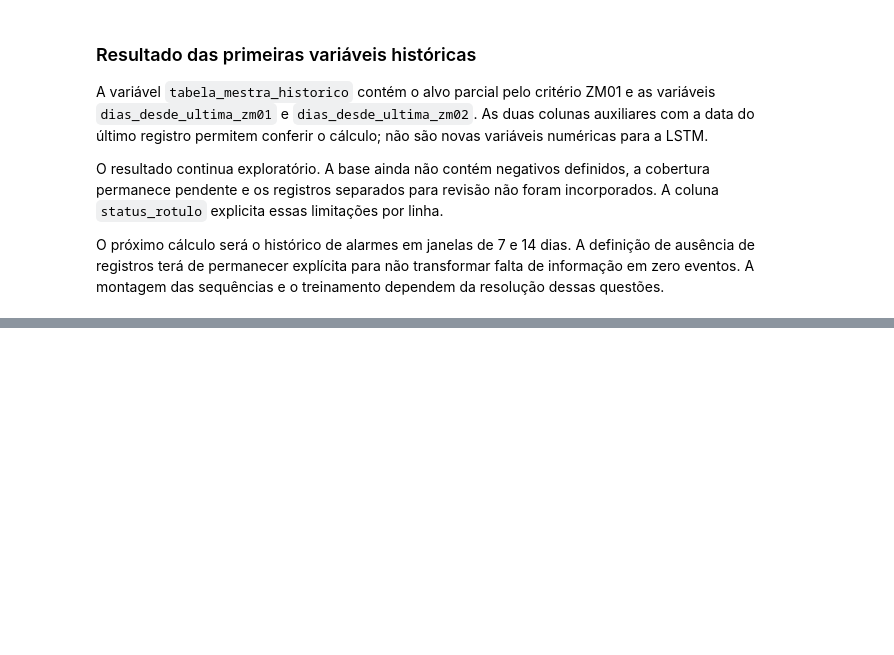
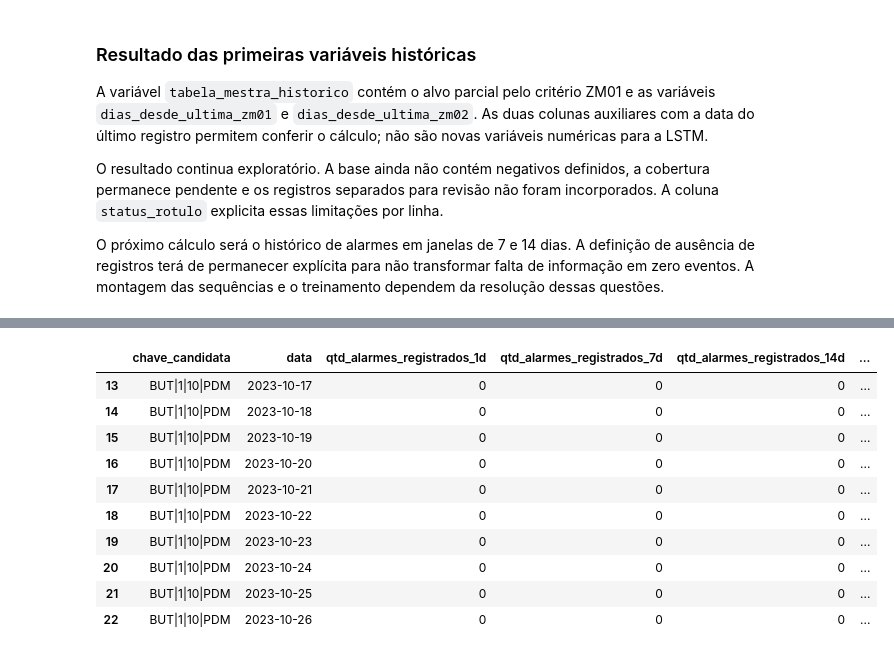
Before and after one commit to joaocardosodias/Lumem, a Jupyter notebook: models/modelo-rnn-1/01-criacao-tabela-mestra.ipynb, the cells around one changed output, grey strips where cells are left out. Cells and saved outputs as stored; diff of their text form; code cells hidden in the pictures; blank space fills up the shorter version.

```diff
--- a/models/modelo-rnn-1/01-criacao-tabela-mestra.ipynb
+++ b/models/modelo-rnn-1/01-criacao-tabela-mestra.ipynb
@@ -1835,0 +1984,40 @@ O próximo cálculo será o histórico de alarmes em janelas de 7 e 14 dias. A d
+# %%
+historico_alarmes_diario["qtd_alarmes_registrados_7d_anteriores"] = (
+    historico_alarmes_diario["qtd_alarmes_registrados_14d"]
+    - historico_alarmes_diario["qtd_alarmes_registrados_7d"]
+)
+
+historico_alarmes_diario["variacao_alarmes_registrados_7d"] = (
+    historico_alarmes_diario["qtd_alarmes_registrados_7d"]
+    - historico_alarmes_diario["qtd_alarmes_registrados_7d_anteriores"]
+)
+
+colunas_janelas = [
+    "qtd_alarmes_registrados_1d",
+    "qtd_alarmes_registrados_7d",
+    "qtd_alarmes_registrados_14d",
+    "qtd_alarmes_registrados_7d_anteriores",
+    "variacao_alarmes_registrados_7d",
+    "dias_com_registro_7d",
+    "dias_com_registro_14d",
+]
+
+janelas_alarmes = historico_alarmes_diario.loc[
+    historico_alarmes_diario["data"].between(DATA_INICIO, DATA_FIM),
+    ["chave_candidata", "data", *colunas_janelas],
+].copy()
+
+assert janelas_alarmes[colunas_janelas].notna().all().all()
+display(janelas_alarmes.head(10))
+# %% [output]
+|  | chave_candidata | data | qtd_alarmes_registrados_1d | qtd_alarmes_registrados_7d | qtd_alarmes_registrados_14d | ... |
+| 13 | BUT|1|10|PDM | 2023-10-17 | 0 | 0 | 0 | ... |
+| 14 | BUT|1|10|PDM | 2023-10-18 | 0 | 0 | 0 | ... |
+| 15 | BUT|1|10|PDM | 2023-10-19 | 0 | 0 | 0 | ... |
+| 16 | BUT|1|10|PDM | 2023-10-20 | 0 | 0 | 0 | ... |
+| 17 | BUT|1|10|PDM | 2023-10-21 | 0 | 0 | 0 | ... |
+| 18 | BUT|1|10|PDM | 2023-10-22 | 0 | 0 | 0 | ... |
+| 19 | BUT|1|10|PDM | 2023-10-23 | 0 | 0 | 0 | ... |
+| 20 | BUT|1|10|PDM | 2023-10-24 | 0 | 0 | 0 | ... |
+| 21 | BUT|1|10|PDM | 2023-10-25 | 0 | 0 | 0 | ... |
+| 22 | BUT|1|10|PDM | 2023-10-26 | 0 | 0 | 0 | ... |
```
Also changed, not shown: parts of 12 cells of this notebook.
